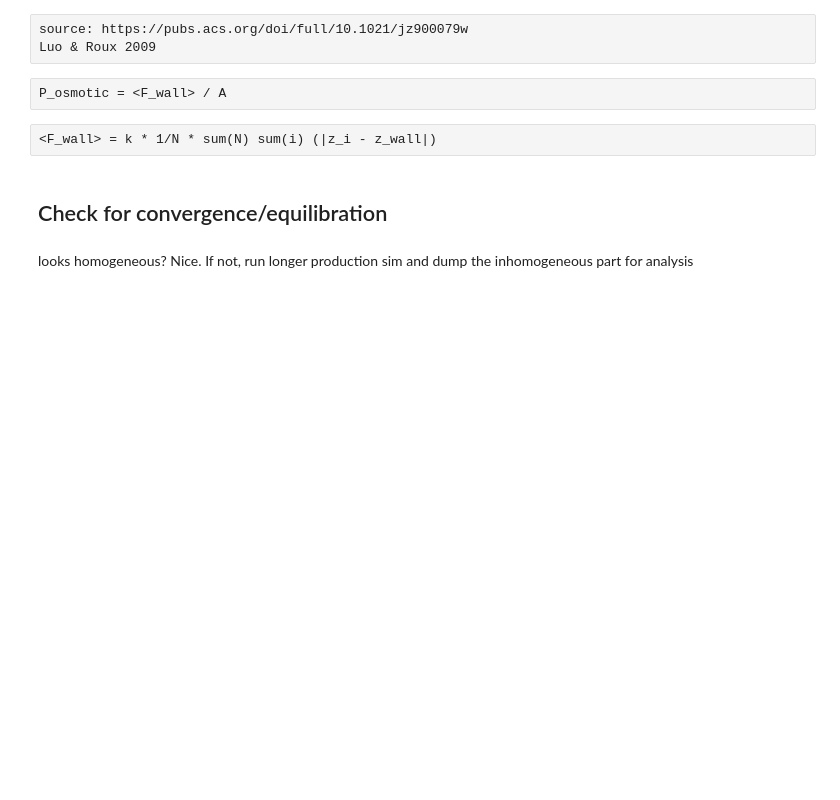
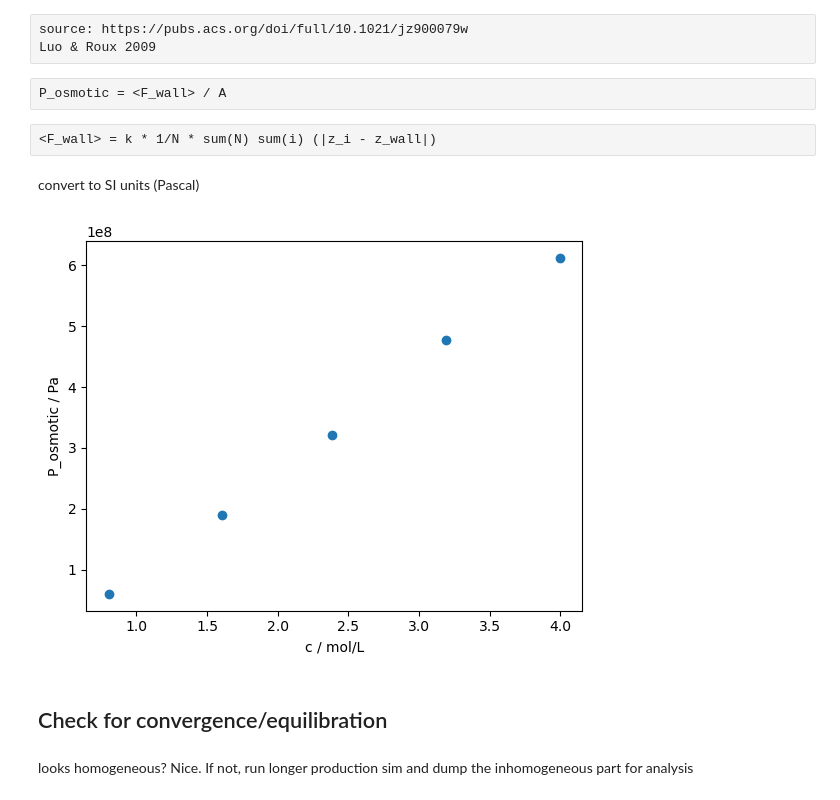
Before and after one commit to CornyC/Osmotic_pressure_simulations_w_Gromacs_pull_code, a Jupyter notebook: osmotic_pullcode.ipynb, the cells around one changed output. Cells and saved outputs as stored; diff of their text form; code cells hidden in the pictures; blank space fills up the shorter version.

```diff
--- a/osmotic_pullcode.ipynb
+++ b/osmotic_pullcode.ipynb
@@ -548,0 +549,7 @@ P_osmotic
+# %% [markdown]
+convert to SI units (Pascal)
+# %%
+osm_press_si = []
+for sys,osm_value in enumerate(P_osmotic):
+    op_Pa = (osm_value * 10**30) * (teilchen_rounded[sys]/avogadro) # Pa
+    osm_press_si.append(op_Pa)
@@ -548,0 +558,7 @@ P_osmotic
+# %%
+plt.scatter(concentrations, osm_press_si)
+plt.xlabel('c / mol/L')
+plt.ylabel('P_osmotic / Pa')
+plt.savefig('p_osm.png')
+# %% [output]
+[figure, added]
```
Also changed, not shown: parts of 4 cells of this notebook.
